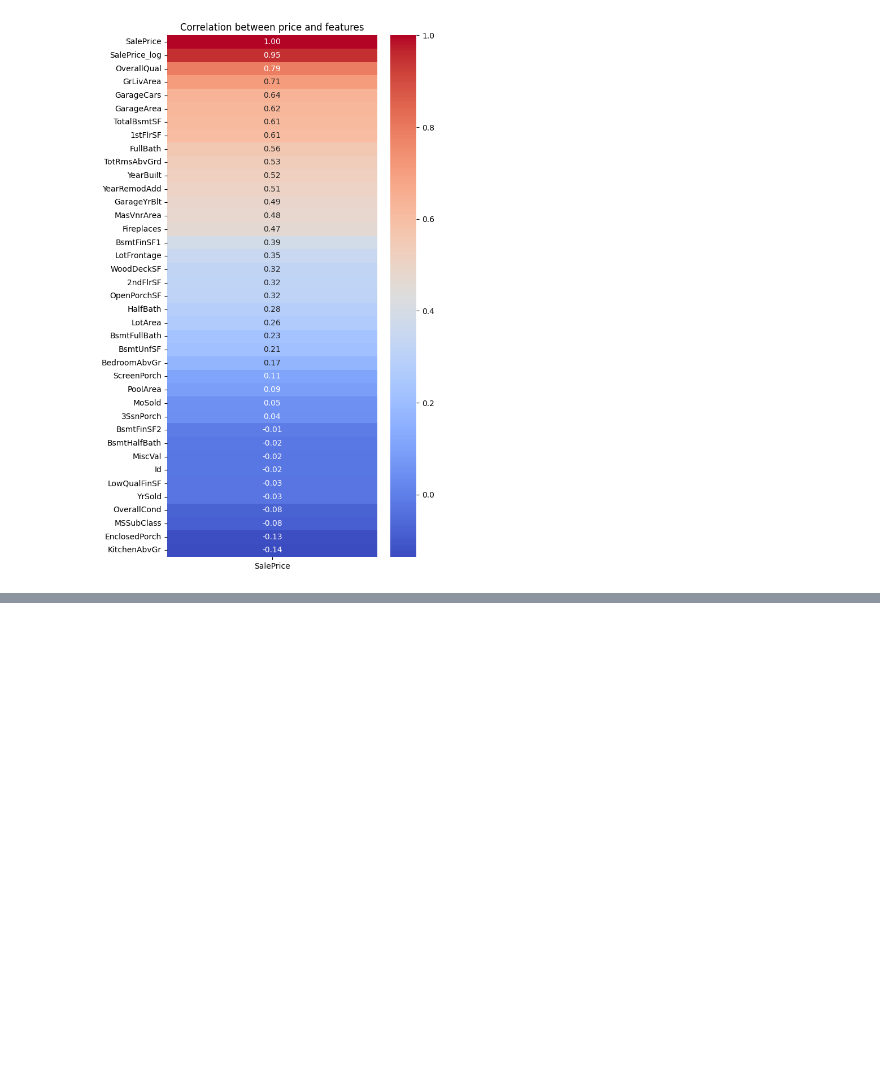
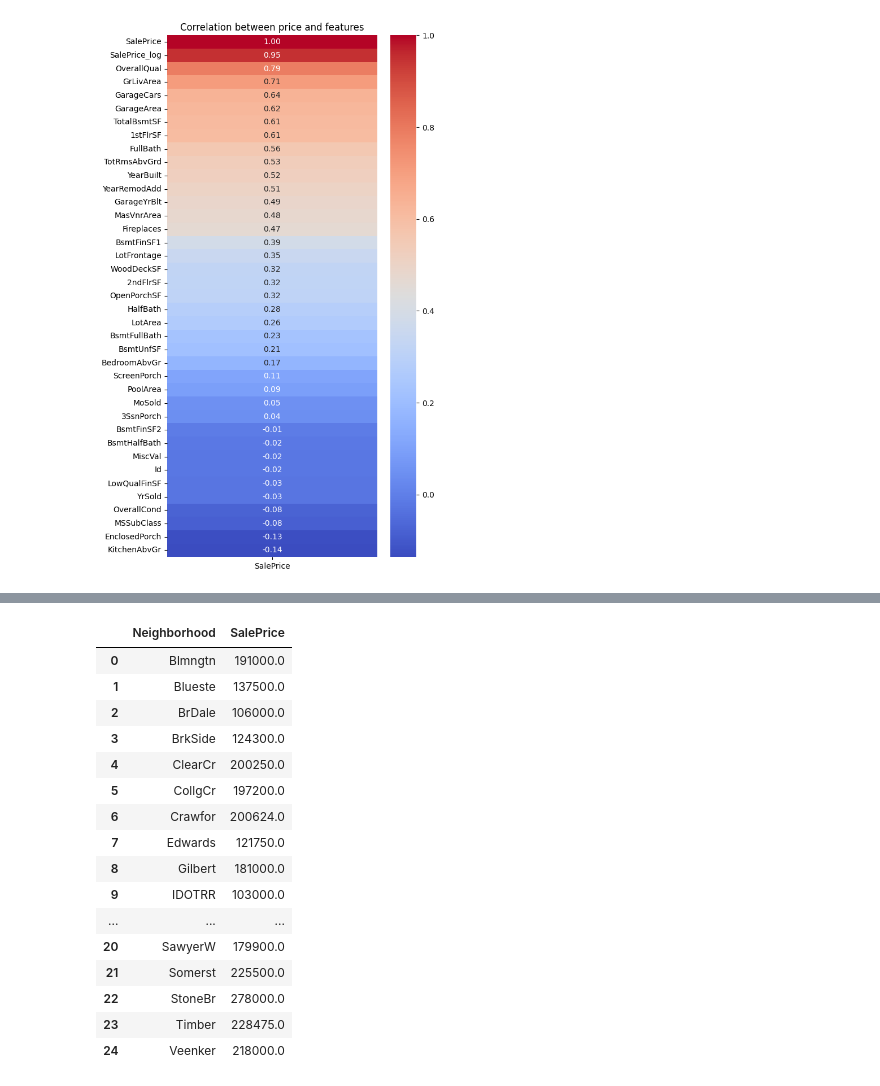
Before and after one commit to olaoluwaoyebola/PORA-Data-Science, a Jupyter notebook: Project/notebook/Capstone_Project.ipynb, the cells around one changed output, grey strips where cells are left out. Saved outputs shown, nothing was run; the diff lists cells and outputs as text; code cells hidden in the pictures; blank space fills up the shorter version.

```diff
--- a/Project/notebook/Capstone_Project.ipynb
+++ b/Project/notebook/Capstone_Project.ipynb
@@ -179,0 +217,22 @@ plt.show()
+# %%
+# median_price: allows us to see the spread and outliers, using a boxplot to visualize
+median_price = train.groupby("Neighborhood")["SalePrice"].median().reset_index()
+median_price
+# %% [output]
+|  | Neighborhood | SalePrice |
+| 0 | Blmngtn | 191000.0 |
+| 1 | Blueste | 137500.0 |
+| 2 | BrDale | 106000.0 |
+| 3 | BrkSide | 124300.0 |
+| 4 | ClearCr | 200250.0 |
+| 5 | CollgCr | 197200.0 |
+| 6 | Crawfor | 200624.0 |
+| 7 | Edwards | 121750.0 |
+| 8 | Gilbert | 181000.0 |
+| 9 | IDOTRR | 103000.0 |
+| ... | ... | ... |
+| 20 | SawyerW | 179900.0 |
+| 21 | Somerst | 225500.0 |
+| 22 | StoneBr | 278000.0 |
+| 23 | Timber | 228475.0 |
+| 24 | Veenker | 218000.0 |
```
Also changed, not shown: parts of 3 cells of this notebook.
